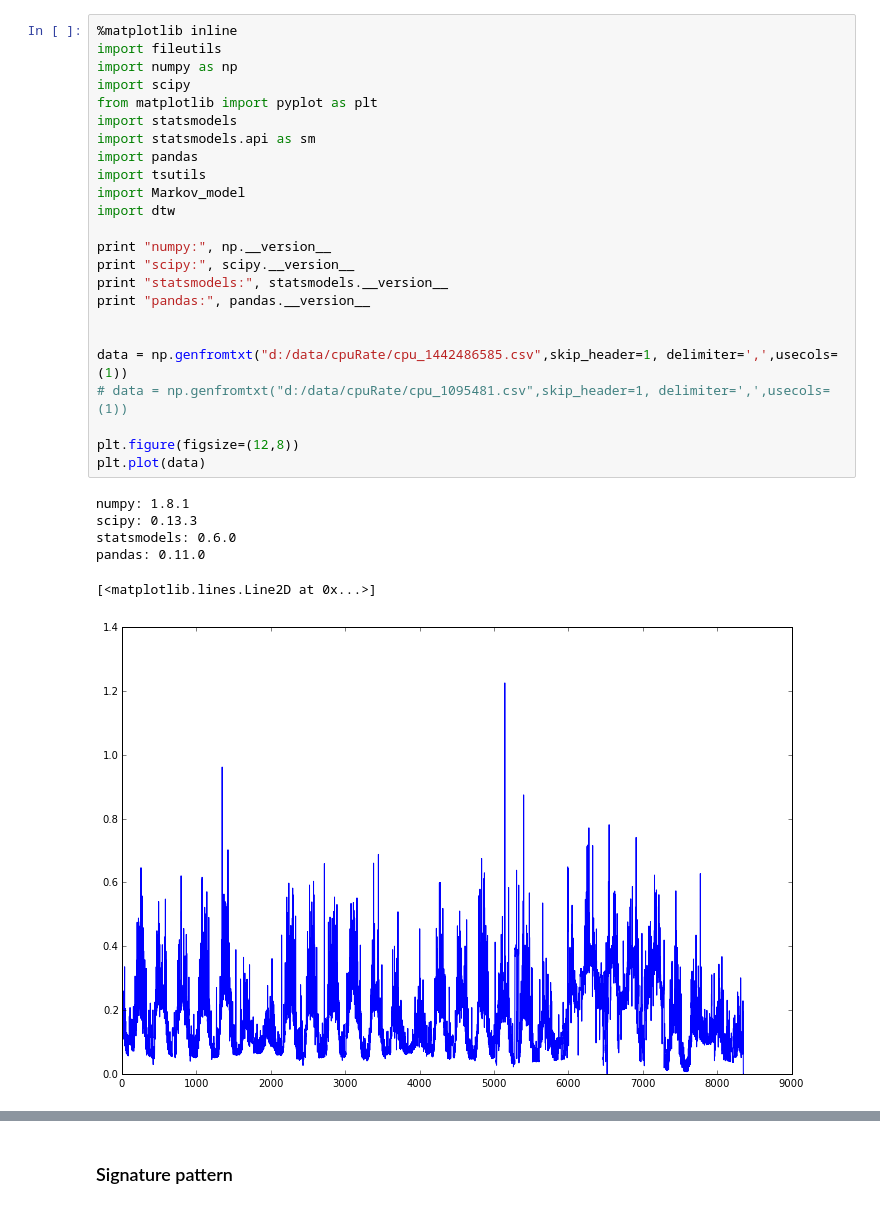
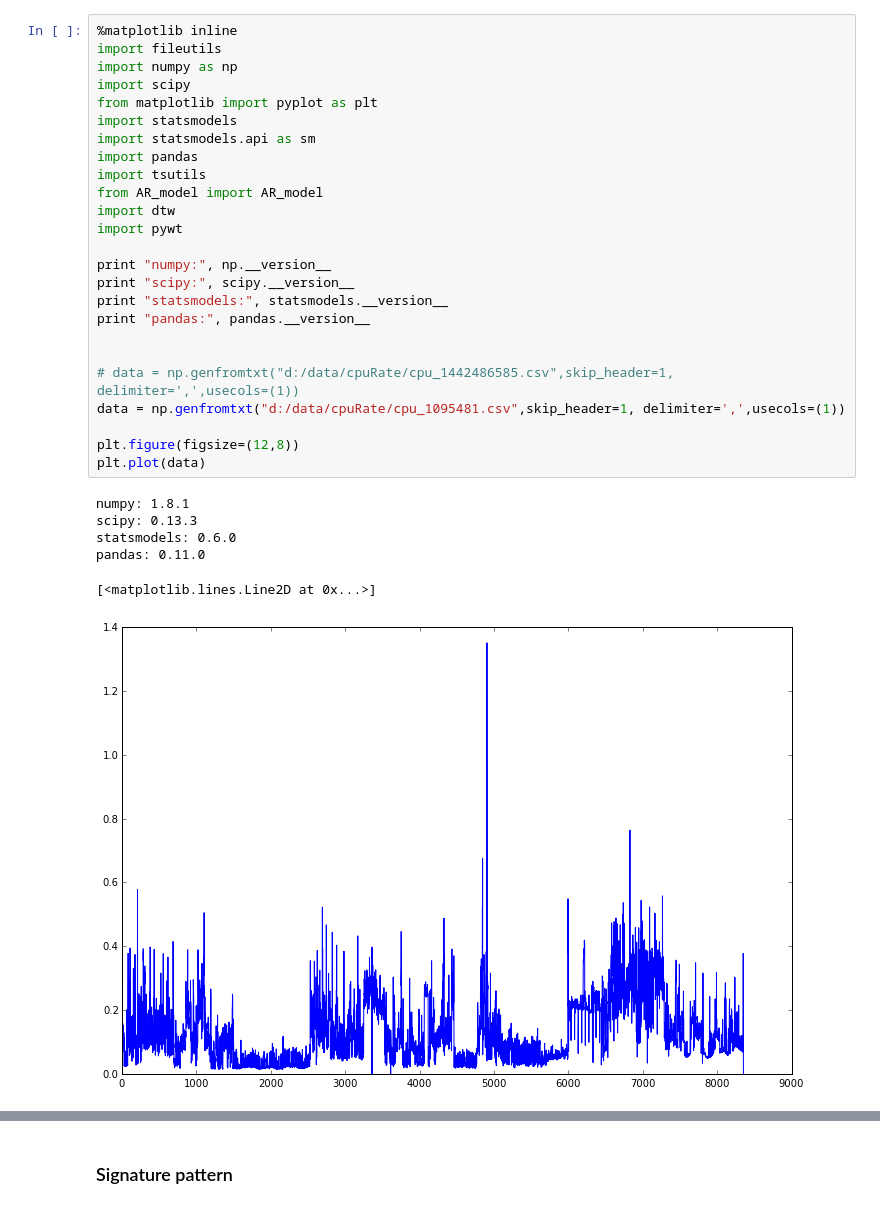
Before and after one commit to Manrich121/ForecastingCloud, a Jupyter notebook: DataPlot/src/ExploreData.ipynb, the cells around one changed output, grey strips where cells are left out. Cells and saved outputs as stored; diff of their text form.

Commit message:
Initial Explore wavelets+AR on data

```diff
--- a/DataPlot/src/ExploreData.ipynb
+++ b/DataPlot/src/ExploreData.ipynb
@@ -1,31 +1,32 @@
 # %%
 %matplotlib inline
 import fileutils
 import numpy as np
 import scipy
 from matplotlib import pyplot as plt
 import statsmodels
 import statsmodels.api as sm
 import pandas
 import tsutils
-import Markov_model
+from AR_model import AR_model
 import dtw
+import pywt
 
 print "numpy:", np.__version__
 print "scipy:", scipy.__version__
 print "statsmodels:", statsmodels.__version__
 print "pandas:", pandas.__version__
 
 
-data = np.genfromtxt("d:/data/cpuRate/cpu_1442486585.csv",skip_header=1, delimiter=',',usecols=(1))
-# data = np.genfromtxt("d:/data/cpuRate/cpu_1095481.csv",skip_header=1, delimiter=',',usecols=(1))
+# data = np.genfromtxt("d:/data/cpuRate/cpu_1442486585.csv",skip_header=1, delimiter=',',usecols=(1))
+data = np.genfromtxt("d:/data/cpuRate/cpu_1095481.csv",skip_header=1, delimiter=',',usecols=(1))
 
 plt.figure(figsize=(12,8))
 plt.plot(data)
 # %% [output]
 numpy: 1.8.1
 scipy: 0.13.3
 statsmodels: 0.6.0
 pandas: 0.11.0
 [<matplotlib.lines.Line2D at 0x...>]
-[figure, old version]
+[figure, new version]
```
Also changed, not shown: parts of 7 cells of this notebook.
